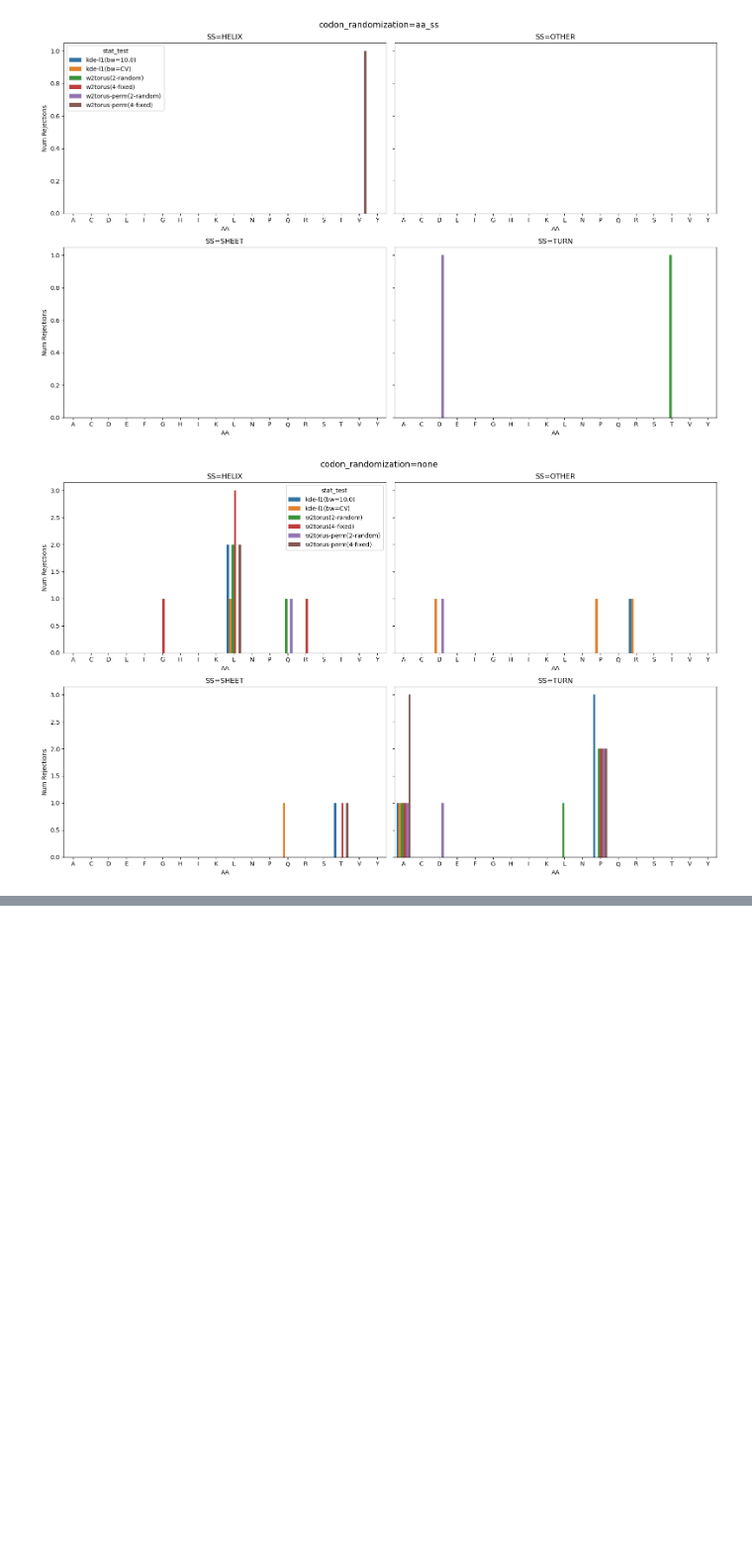
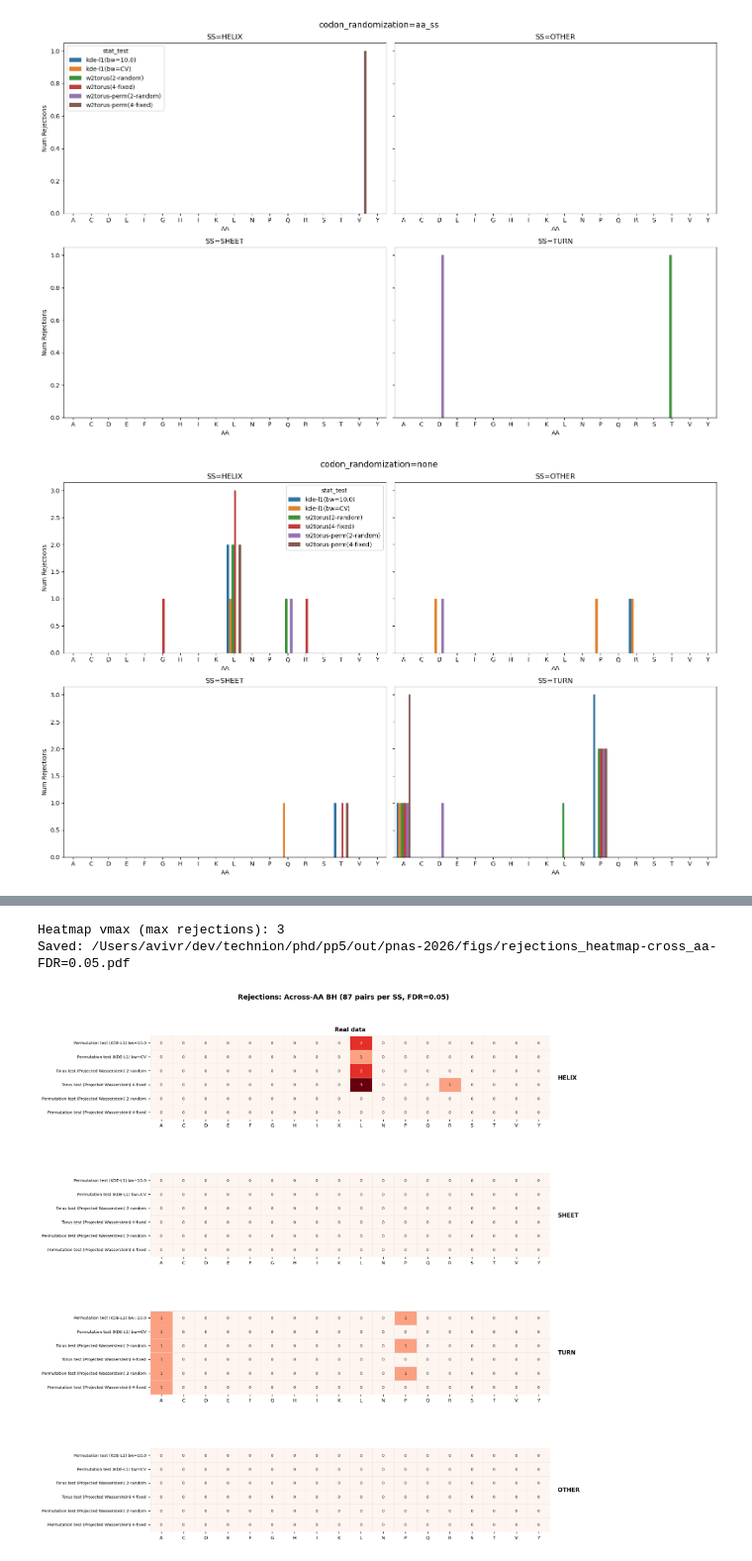
Before and after one commit to vistalab-technion/pp5, a Jupyter notebook: notebooks/w2torus-analysis.ipynb, the cells around one changed output, grey strips where cells are left out. Shown at 99% size. Cells and saved outputs as stored; diff of their text form; code cells hidden in the pictures; blank space fills up the shorter version.

```diff
--- a/notebooks/w2torus-analysis.ipynb
+++ b/notebooks/w2torus-analysis.ipynb
@@ -652,7 +662,9 @@ for randomization_type in ALL_RAND_TYPES:
             ax.get_legend().remove()
     fig.suptitle(f"codon_randomization={randomization_type}", fontsize=14)
     plt.tight_layout()
-    fig.savefig(OUT_DIR / f"rejections_aa-codon_randomization={randomization_type}.pdf")
+    fig.savefig(
+        OUT_DIR / f"rejections_aa-randomization={randomization_type}-{FDR=:.2f}.pdf"
+    )
     plt.show()
     plt.close(fig)
 # %% [output]
@@ -660,0 +997,36 @@ for randomization_type in ALL_RAND_TYPES:
+# %%
+# Shared color scale: vmax = largest n_rejected across both BH strategies,
+# all stat tests, all AAs and all randomization types, so the two figures
+# are directly comparable on the same color axis.
+_vmax_heatmap = int(
+    max(
+        df_rejections_aa_global["n_rejected"].max(),
+        df_rejections_aa["n_rejected"].max(),
+    )
+)
+print(f"Heatmap vmax (max rejections): {_vmax_heatmap}")
+
+cmap = "Reds"
+
+# Figure 1: Global BH — threshold set across all 87 codon pairs per SS class,
+# then per-AA counts extracted.  Shows where signal lives *after* a stricter,
+# pooled correction that accounts for all AAs simultaneously.
+fig_global = _plot_rejections_heatmap_grid(
+    df_rej_aa=df_rejections_aa_global,
+    stat_test_order=stat_test_order,
+    all_aas=ALL_AAS,
+    df_plot_rows=df_plot_rows,
+    randomization_order=randomization_order,
+    ss_order=ss_order,
+    randomization_display=randomization_display,
+    ss_display=ss_display,
+    title=f"Rejections: Across-AA BH (87 pairs per SS, FDR={FDR})",
+    vmax=_vmax_heatmap,
+    show_randomized=False,  # set to True to also show the randomized-control column
+    cmap=cmap,
+    out_path=OUT_DIR / f"rejections_heatmap-cross_aa-{FDR=:.2f}.pdf",
+)
+# %% [output]
+Heatmap vmax (max rejections): 3
+Saved: /Users/avivr/dev/technion/phd/pp5/out/pnas-2026/figs/rejections_heatmap-cross_aa-FDR=0.05.pdf
+[figure, added]
```
Also changed, not shown: parts of 17 cells of this notebook.
